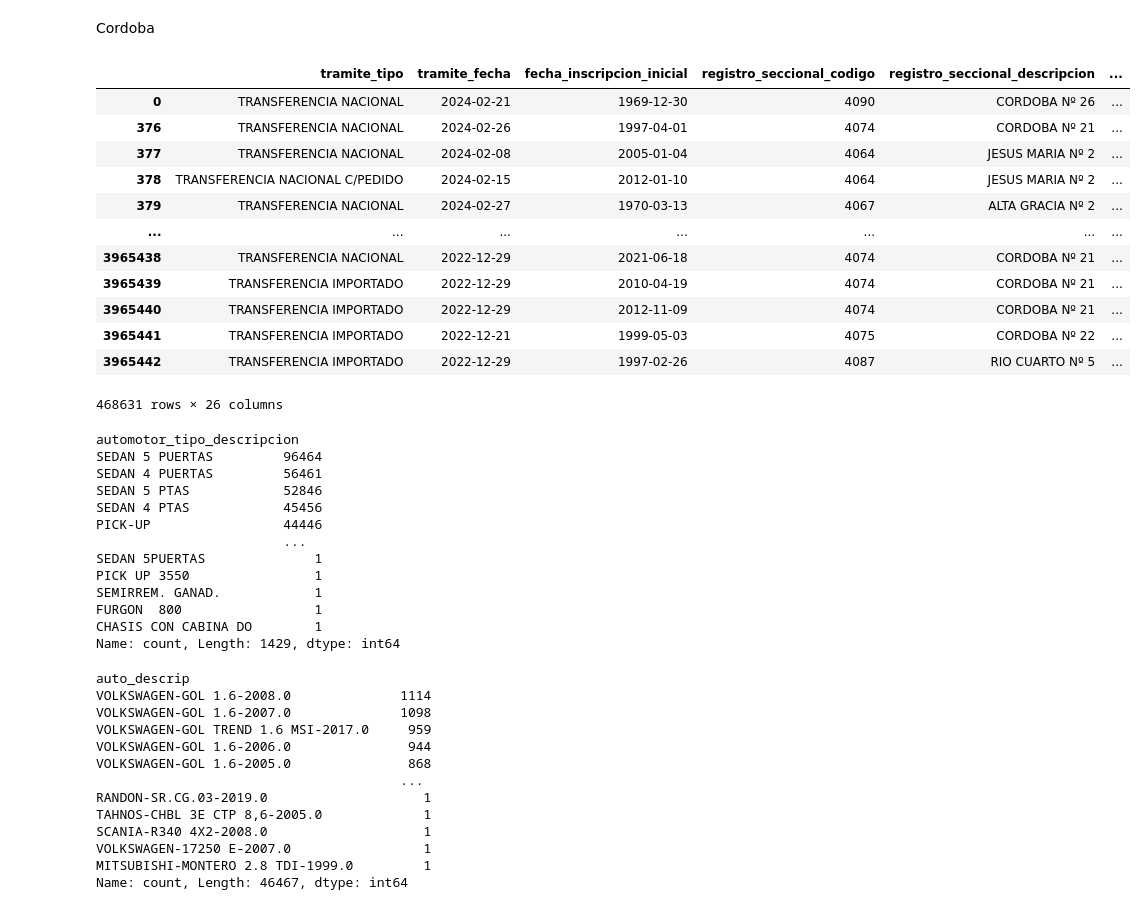
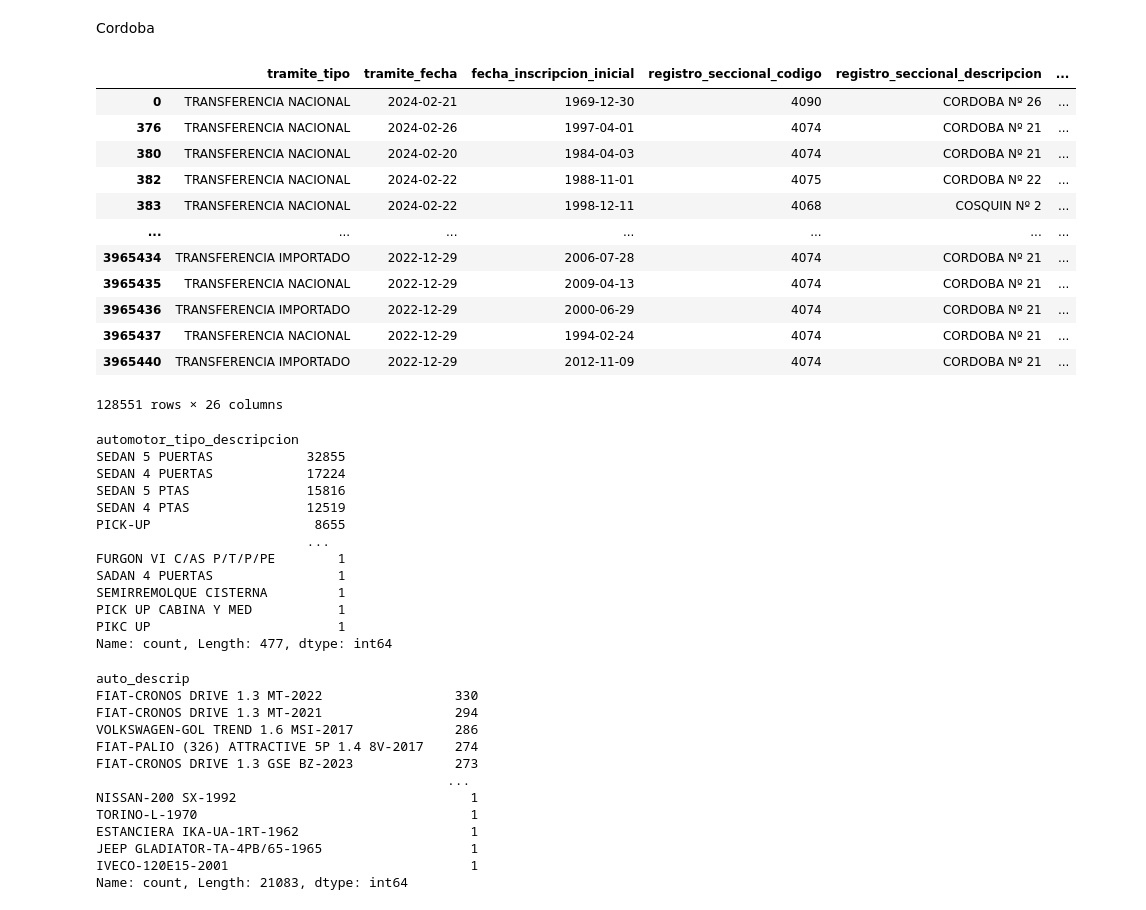
Before and after one commit to PabloBertorello/Transferencias, a Jupyter notebook: transfer.ipynb, the cells around one changed output. Drawn from its saved outputs; the diff is of its cells as text; code cells hidden in the pictures.

```diff
--- a/transfer.ipynb
+++ b/transfer.ipynb
@@ -617,56 +754,56 @@ Cordoba
 # %%
 import pandas as pd
 
 # Filtrar el DataFrame para mantener solo las filas donde registro_seccional_provincia sea "Córdoba"
-df_cordoba = df_combinado.loc[df_combinado['registro_seccional_provincia'] == 'Córdoba']
+df_cordoba = df_combinado.loc[df_combinado['titular_domicilio_localidad'] == 'CORDOBA']
 
 # Mostrar el DataFrame filtrado
 df_cordoba
 # %% [output]
 |  | tramite_tipo | tramite_fecha | fecha_inscripcion_inicial | registro_seccional_codigo | registro_seccional_descripcion | ... |
 | 0 | TRANSFERENCIA NACIONAL | 2024-02-21 | 1969-12-30 | 4090 | CORDOBA Nº 26 | ... |
 | 376 | TRANSFERENCIA NACIONAL | 2024-02-26 | 1997-04-01 | 4074 | CORDOBA Nº 21 | ... |
-| 377 | TRANSFERENCIA NACIONAL | 2024-02-08 | 2005-01-04 | 4064 | JESUS MARIA Nº 2 | ... |
-| 378 | TRANSFERENCIA NACIONAL C/PEDIDO | 2024-02-15 | 2012-01-10 | 4064 | JESUS MARIA Nº 2 | ... |
-| 379 | TRANSFERENCIA NACIONAL | 2024-02-27 | 1970-03-13 | 4067 | ALTA GRACIA Nº 2 | ... |
+| 380 | TRANSFERENCIA NACIONAL | 2024-02-20 | 1984-04-03 | 4074 | CORDOBA Nº 21 | ... |
+| 382 | TRANSFERENCIA NACIONAL | 2024-02-22 | 1988-11-01 | 4075 | CORDOBA Nº 22 | ... |
+| 383 | TRANSFERENCIA NACIONAL | 2024-02-22 | 1998-12-11 | 4068 | COSQUIN Nº 2 | ... |
 | ... | ... | ... | ... | ... | ... | ... |
-| 3965438 | TRANSFERENCIA NACIONAL | 2022-12-29 | 2021-06-18 | 4074 | CORDOBA Nº 21 | ... |
-| 3965439 | TRANSFERENCIA IMPORTADO | 2022-12-29 | 2010-04-19 | 4074 | CORDOBA Nº 21 | ... |
+| 3965434 | TRANSFERENCIA IMPORTADO | 2022-12-29 | 2006-07-28 | 4074 | CORDOBA Nº 21 | ... |
+| 3965435 | TRANSFERENCIA NACIONAL | 2022-12-29 | 2009-04-13 | 4074 | CORDOBA Nº 21 | ... |
+| 3965436 | TRANSFERENCIA IMPORTADO | 2022-12-29 | 2000-06-29 | 4074 | CORDOBA Nº 21 | ... |
+| 3965437 | TRANSFERENCIA NACIONAL | 2022-12-29 | 1994-02-24 | 4074 | CORDOBA Nº 21 | ... |
 | 3965440 | TRANSFERENCIA IMPORTADO | 2022-12-29 | 2012-11-09 | 4074 | CORDOBA Nº 21 | ... |
-| 3965441 | TRANSFERENCIA IMPORTADO | 2022-12-21 | 1999-05-03 | 4075 | CORDOBA Nº 22 | ... |
-| 3965442 | TRANSFERENCIA IMPORTADO | 2022-12-29 | 1997-02-26 | 4087 | RIO CUARTO Nº 5 | ... |
-468631 rows × 26 columns
+128551 rows × 26 columns
 # %%
  valor_mas_frecuente_segmento = df_cordoba['automotor_tipo_descripcion'].value_counts()
 valor_mas_frecuente_segmento
 # %% [output]
 automotor_tipo_descripcion
-SEDAN 5 PUERTAS         96464
-SEDAN 4 PUERTAS         56461
-SEDAN 5 PTAS            52846
-SEDAN 4 PTAS            45456
-PICK-UP                 44446
-                        ...
-SEDAN 5PUERTAS              1
-PICK UP 3550                1
-SEMIRREM. GANAD.            1
-FURGON  800                 1
-CHASIS CON CABINA DO        1
-Name: count, Length: 1429, dtype: int64
+SEDAN 5 PUERTAS            32855
+SEDAN 4 PUERTAS            17224
+SEDAN 5 PTAS               15816
+SEDAN 4 PTAS               12519
+PICK-UP                     8655
+                           ...
+FURGON VI C/AS P/T/P/PE        1
+SADAN 4 PUERTAS                1
+SEMIRREMOLQUE CISTERNA         1
+PICK UP CABINA Y MED           1
+PIKC UP                        1
+Name: count, Length: 477, dtype: int64
 # %%
  valor_mas_frecuente_auto = df_cordoba['auto_descrip'].value_counts()
 valor_mas_frecuente_auto
 # %% [output]
 auto_descrip
-VOLKSWAGEN-GOL 1.6-2008.0              1114
-VOLKSWAGEN-GOL 1.6-2007.0              1098
-VOLKSWAGEN-GOL TREND 1.6 MSI-2017.0     959
-VOLKSWAGEN-GOL 1.6-2006.0               944
-VOLKSWAGEN-GOL 1.6-2005.0               868
-                                       ...
-RANDON-SR.CG.03-2019.0                    1
-TAHNOS-CHBL 3E CTP 8,6-2005.0             1
-SCANIA-R340 4X2-2008.0                    1
-VOLKSWAGEN-17250 E-2007.0                 1
-MITSUBISHI-MONTERO 2.8 TDI-1999.0         1
-Name: count, Length: 46467, dtype: int64
+FIAT-CRONOS DRIVE 1.3 MT-2022                 330
+FIAT-CRONOS DRIVE 1.3 MT-2021                 294
+VOLKSWAGEN-GOL TREND 1.6 MSI-2017             286
+FIAT-PALIO (326) ATTRACTIVE 5P 1.4 8V-2017    274
+FIAT-CRONOS DRIVE 1.3 GSE BZ-2023             273
+                                             ...
+NISSAN-200 SX-1992                              1
+TORINO-L-1970                                   1
+ESTANCIERA IKA-UA-1RT-1962                      1
+JEEP GLADIATOR-TA-4PB/65-1965                   1
+IVECO-120E15-2001                               1
+Name: count, Length: 21083, dtype: int64
```
Also changed, not shown: parts of 24 cells of this notebook.
